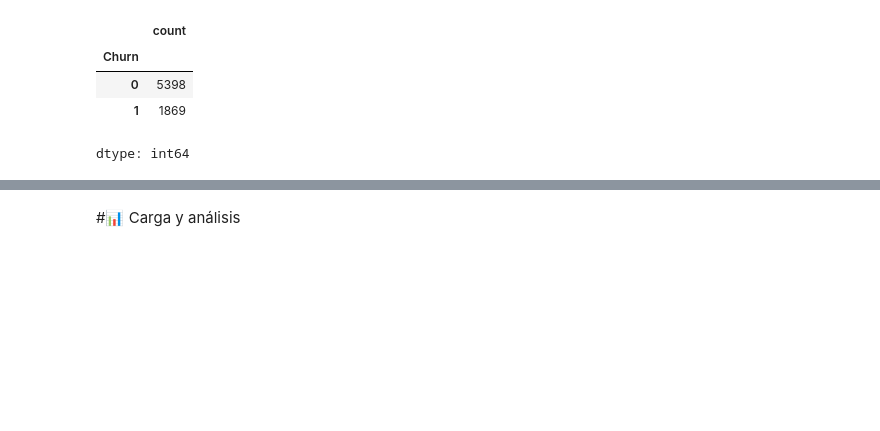
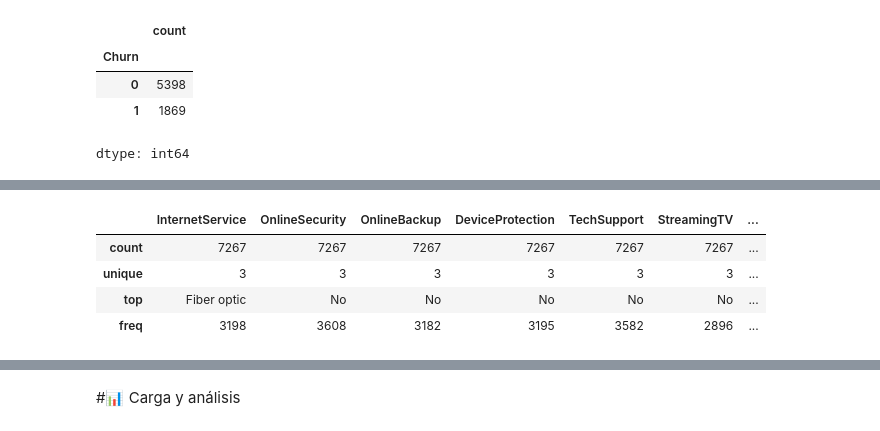
Before and after one commit to clopezv/Challenger_TelecomX, a Jupyter notebook: TelecomX_LATAM_CLV.ipynb, the cells around one changed output, grey strips where cells are left out. Drawn from its saved outputs; the diff is of its cells as text; code cells hidden in the pictures; blank space fills up the shorter version.

```diff
--- a/TelecomX_LATAM_CLV.ipynb
+++ b/TelecomX_LATAM_CLV.ipynb
@@ -267,0 +459,10 @@ dtype: int64
+# %%
+#Análisis descriptivo
+AnalisisInternet = pd.json_normalize(df['internet']).describe()
+AnalisisInternet
+# %% [output]
+|  | InternetService | OnlineSecurity | OnlineBackup | DeviceProtection | TechSupport | StreamingTV | ... |
+| count | 7267 | 7267 | 7267 | 7267 | 7267 | 7267 | ... |
+| unique | 3 | 3 | 3 | 3 | 3 | 3 | ... |
+| top | Fiber optic | No | No | No | No | No | ... |
+| freq | 3198 | 3608 | 3182 | 3195 | 3582 | 2896 | ... |
```
Also changed, not shown: parts of 13 cells of this notebook.
